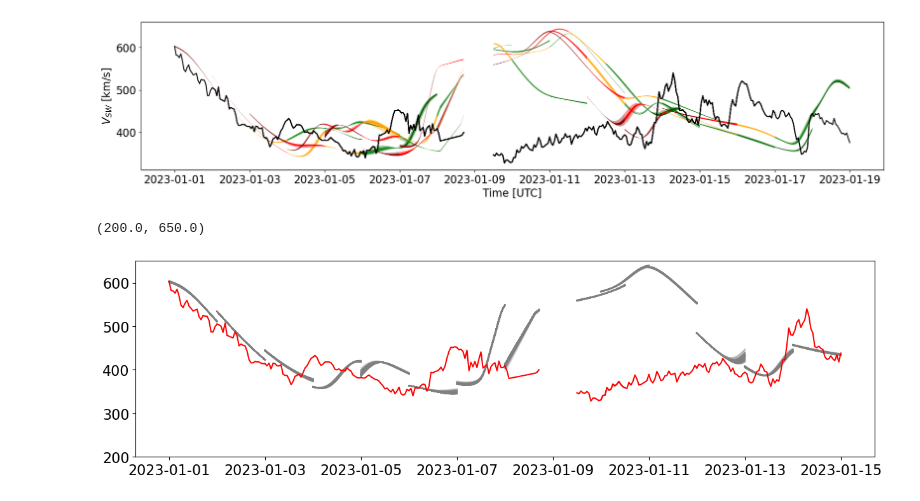
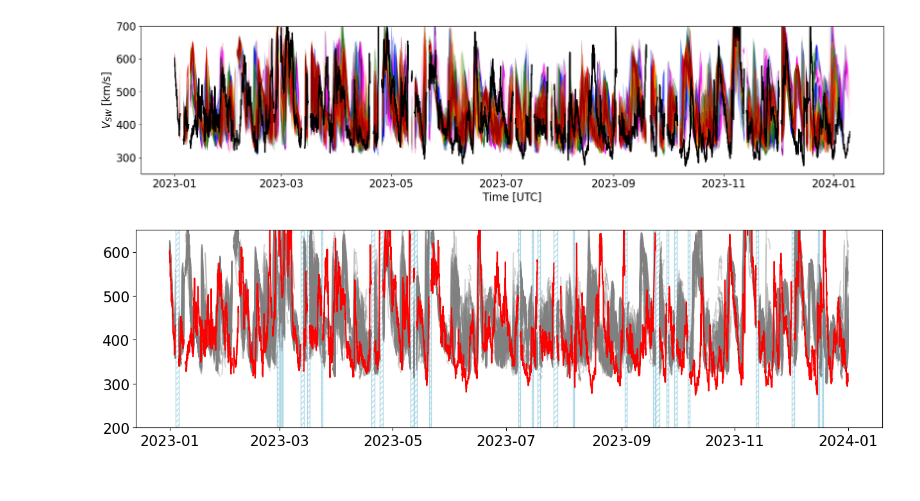
Before and after one commit to NathanielInatimi/WSA_calibration, a Jupyter notebook: code/WSA_calibration.ipynb, the cells around one changed output. Saved outputs shown, nothing was run; the diff lists cells and outputs as text; code cells hidden in the pictures.

```diff
--- a/code/WSA_calibration.ipynb
+++ b/code/WSA_calibration.ipynb
@@ -100,7 +101,7 @@ omni_data = omni_data.set_index('datetime')
 omni_data = omni_data.dropna(subset = ['V']) # Remove rows with NaN values
 
 ## Create verificaton dataset with ICMEs removed from the timeseries
-df_ICME = ICMElist("C:\\Users\\ct832900\\Desktop\\Research_Code\\WSA_Calibration\\data\\Richardson_Cane_Porcessed_ICME_list.csv")
+df_ICME = ICMElist("C:\\Users\\ct832900\\Desktop\\Research_Code\\WSA_Calibration\\data\\icmetable.csv")
 df_ICME = df_ICME.set_index('Shock_time')
 
 # Create a list of ICME (start,end) times
@@ -190,6 +176,16 @@ for file in all_files:
     date_strings.append(date_strings)
 # %%
 def date_from_ensemble_folder_name(fname):
+
+    """
+    extracts date from wsa filename
+
+    Args:
+        fname (string) : name of ensemble file set
+    Returns:
+        date_string (string) : date string generated from info within file string format
+        date_obj (datetime) : datetime object from file name
+    """
 
     pattern = r'_(\d{4})(\d{2})(\d{2})(\d{2})'
     match = re.search(pattern, fname)
@@ -247,7 +243,7 @@ def split_by_lead_time(params, sigma_longitude, max_lead_time, observed_data, fi
         ensemble_members = hef.read_ens_cdf(date_string=date_string, sigma_latitude=sigma_latitude, ensemble_size=ensemble_size, coronal_model='wsa')
 
         # longitudinal perturbation of all ensemble members
-        lp_ens_members = hef.perturb_ensemble_longitudinally(ensemble_members=ensemble_members, sigma_longitude=np.radians(sigma_longitude),
+        lp_ens_members = hef.perturb_ensemble_longitudinally(ensemble_members=ensemble_members, sigma_longitude=sigma_longitude,
                                                             ensemble_size=ensemble_size, random_seed=random_seed)
 
         # get data for relevant time chunk
@@ -272,17 +268,17 @@ def split_by_lead_time(params, sigma_longitude, max_lead_time, observed_data, fi
 # %%
 # ensemble parameters
 ensemble_size = 100
-sigma_latitude = 19 # degrees
+sigma_latitude = 11 # degrees
 sigma_longitude = 0 # degrees
 forecast_window = 10 * u.day
 r_min = 21.5*u.solRad
 
 # get all ensemble netCDF file strings of specified parameters
 ensemble_directory_path = os.path.abspath(os.path.join(os.pardir,'data','ensembles'))
-ensemble_file_words = [f'ens_{int(sigma_latitude)}_{ensemble_size}'] # keywords to filter for in coronal model file directory
+ensemble_file_words = [f'ens_{int(sigma_latitude)}_{ensemble_size}'] # keywords to filter ensemble set directory
 ensemble_fname = hef.get_files_containing_words(ensemble_directory_path, ensemble_file_words)[0]
 
-all_files = os.listdir(os.path.abspath(os.path.join(os.pardir,'data','ensembles',ensemble_fname)))
+all_files = os.listdir(os.path.abspath(os.path.join(os.pardir,'data','ensembles',ensemble_fname))) # list of all files inside ensemble directory
 
 dates = []
 filenames = []
@@ -303,7 +299,7 @@ df_ens_filenames = df_ens_filenames.sort_index()
 
 # specify date range of ensemble to load in
 start_date = datetime.datetime(2023,1,1)
-end_date = datetime.datetime(2023,1,14)
+end_date = datetime.datetime(2024,1,1)
 
 date_range = pd.date_range(start_date, end_date, freq='D') # daily frequency
 
@@ -321,36 +317,41 @@ fname_list = unique_files['file_string'].to_list()
 
 params = ('dummy_fname', ensemble_size, sigma_latitude, forecast_window, r_min)
 
-max_lead_time = 5 # days
+# Remove rows with NaN values from CME filtered verification dataset
+cme_removed_data = df_filtered.dropna(subset = ['V'])
+
+max_lead_time = 10 # days
 lead_time_dict = split_by_lead_time(params=params, sigma_longitude=sigma_longitude,
-                                    max_lead_time=max_lead_time, observed_data=omni_data,
+                                    max_lead_time=max_lead_time, observed_data=cme_removed_data,
                                     filenames=fname_list)
 # %%
 colors = ['darkred', 'red', 'orange', 'forestgreen', 'darkgreen', 'blue', 'cornflowerblue', 'purple', 'magenta', 'pink', 'grey']
 
 plt.figure(figsize = (20,4))
 for index in range(len(fname_list)):
 
-    max_lead_time = 5
+    max_lead_time = 10
     for i in range(max_lead_time):
 
         df_ = lead_time_dict[f'{i+1}_day_lead'][index]
         df_stats = compute_lead_time_stats(df_)
 
         plt.fill_between(df_stats.index, df_stats['lower_2_sigma'], df_stats['upper_2_sigma'], label = r'2$\sigma$', color = colors[i], alpha = 0.4, edgecolor = None )
-        plt.fill_between(df_stats.index, df_stats['lower_1_sigma'], df_stats['upper_1_sigma'], label = r'1$\sigma$', color = colors[i], alpha = 1, edgecolor = None )
+        plt.fill_between(df_stats.index, df_stats['lower_1_sigma'], df_stats['upper_1_sigma'], label = r'1$\sigma$', color = colors[i], alpha = 0.8, edgecolor = None )
 
         #plt.plot(df_[0])
         plt.plot(lead_time_dict[f'{i+1}_day_data'][index], color = 'black')
 
 plt.xlabel('Time [UTC]')
 plt.ylabel(r'$V_{SW}$ [km/s]')
+plt.ylim(250,700)
 plt.show()
 # %% [output]
-[figure, old version]
+[figure, new version]
 # %%
 plt.figure(figsize = (15,4))
 ensemble_size=100
+
 
 for df in lead_time_dict['1_day_lead']:
     [plt.plot(df[i], color = 'grey', alpha = 0.3) for i in range(ensemble_size)]
@@ -358,7 +359,13 @@ for df in lead_time_dict['1_day_lead']:
 for i, _ in enumerate(fname_list):
     plt.plot(lead_time_dict[f'1_day_data'][i], color = 'red')
 
+for start_time, end_time in CME_flags:
+    plt.axvspan(start_time, end_time, fill = None , color = 'lightblue', hatch = '////')
+
+#plt.axvspan(start_time, end_time, fill = None , color = 'grey', hatch = '////', label = 'ICME crossing')
+
 plt.ylim(200,650)
+#plt.xlim('2023-01','2023-02')
+plt.show()
 # %% [output]
-(200.0, 650.0)
-[figure, old version]
+[figure, new version]
```
Also changed, not shown: parts of 16 cells of this notebook, 6 other files.
